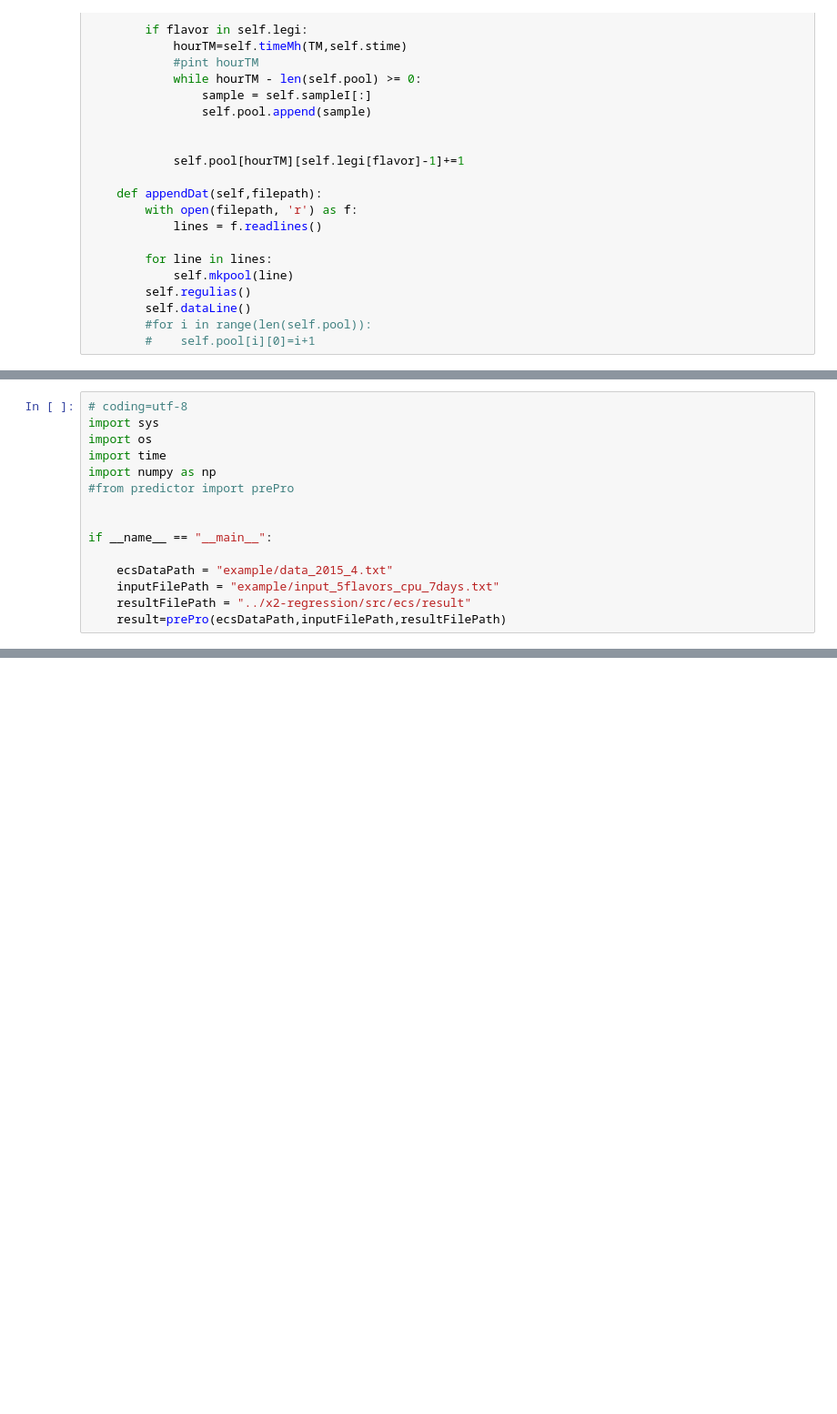
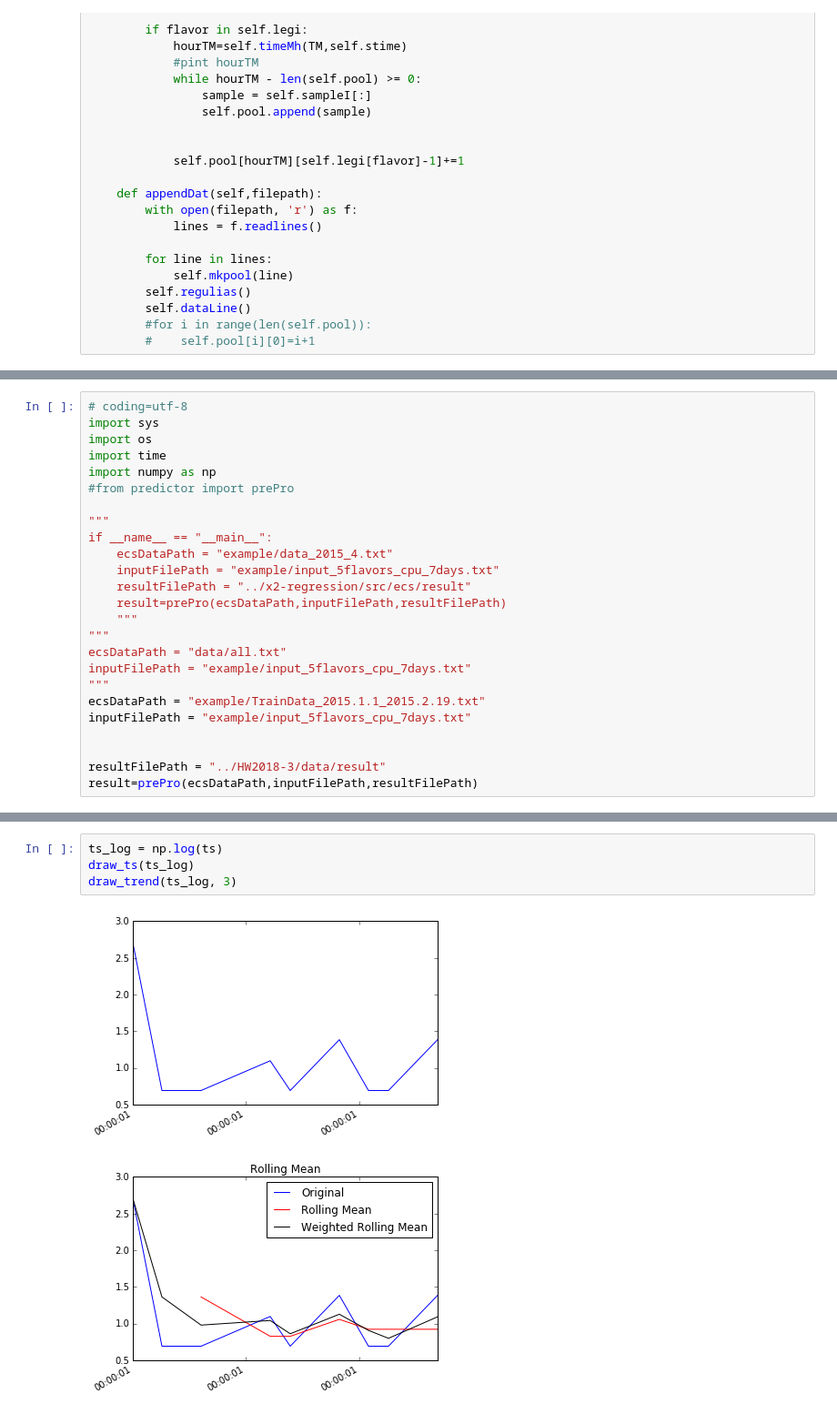
Before and after one commit to Kulukami/HW2018-3, a Jupyter notebook: TEST.ipynb, the cells around one changed output, grey strips where cells are left out. Shown at 91% size. Drawn from its saved outputs; the diff is of its cells as text; blank space fills up the shorter version.

```diff
--- a/TEST.ipynb
+++ b/TEST.ipynb
@@ -367,10 +406,20 @@ import time
 import numpy as np
 #from predictor import prePro
 
-
+"""
 if __name__ == "__main__":
-
     ecsDataPath = "example/data_2015_4.txt"
     inputFilePath = "example/input_5flavors_cpu_7days.txt"
     resultFilePath = "../x2-regression/src/ecs/result"
     result=prePro(ecsDataPath,inputFilePath,resultFilePath)
+    """
+"""
+ecsDataPath = "data/all.txt"
+inputFilePath = "example/input_5flavors_cpu_7days.txt"
+"""
+ecsDataPath = "example/TrainData_2015.1.1_2015.2.19.txt"
+inputFilePath = "example/input_5flavors_cpu_7days.txt"
+
+
+resultFilePath = "../HW2018-3/data/result"
+result=prePro(ecsDataPath,inputFilePath,resultFilePath)
@@ -383,0 +548,7 @@ if __name__ == "__main__":
+# %%
+ts_log = np.log(ts)
+draw_ts(ts_log)
+draw_trend(ts_log, 3)
+# %% [output]
+[figure, added]
+[figure, added]
```
Also changed, not shown: parts of 14 cells of this notebook, 13 other files.
